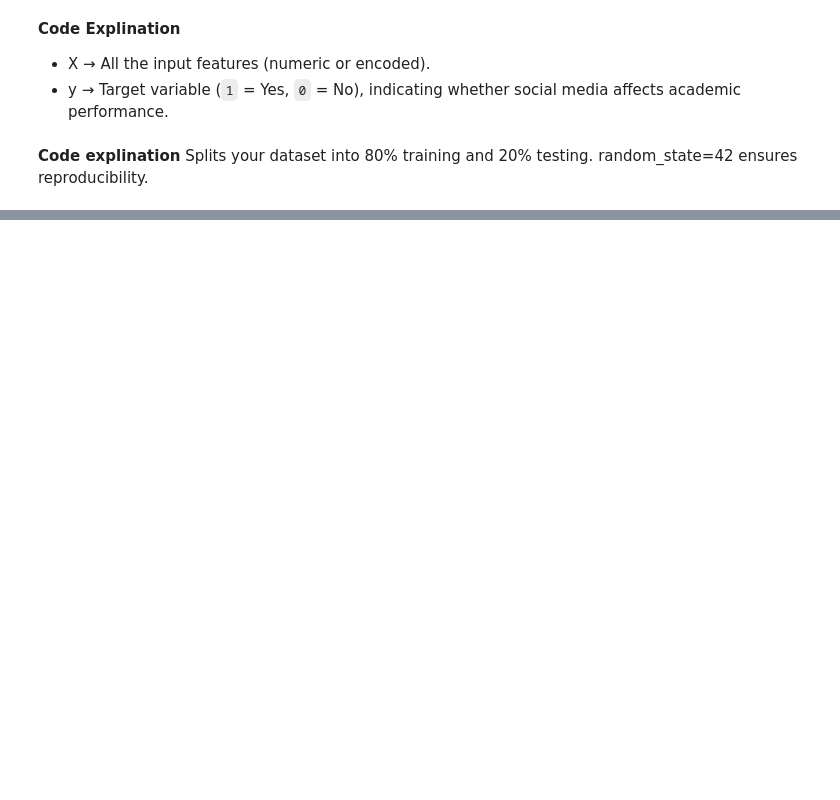
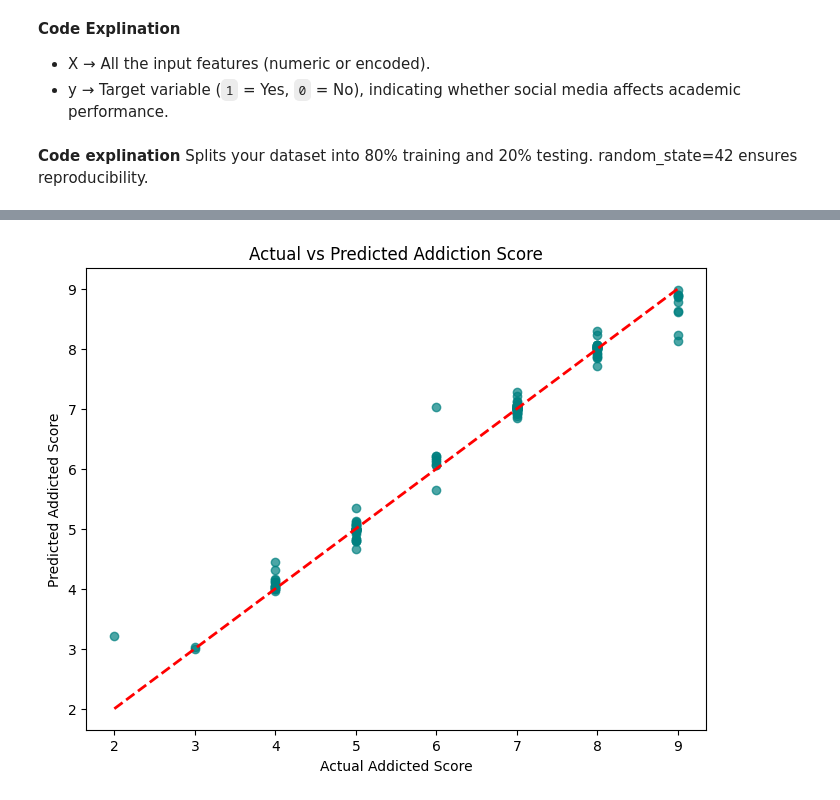
Before and after one commit to AaditiG1/Students-Social-Media-Addiction, a Jupyter notebook: SocialMediaAddiction.ipynb, the cells around one changed output, grey strips where cells are left out. Drawn from its saved outputs; the diff is of its cells as text; code cells hidden in the pictures; blank space fills up the shorter version.

Commit message:
Evaluate different regression models

```diff
--- a/SocialMediaAddiction.ipynb
+++ b/SocialMediaAddiction.ipynb
@@ -1413,0 +1409,21 @@ Confusion Matrix:
+# %%
+# Fit RandomizedSearch
+
+random_search.fit(X_train, y_train)
+
+# Best model
+best_rf = random_search.best_estimator_
+print("Best Hyperparameters:", random_search.best_params_)
+
+
+# Predictions & Evaluation
+
+y_pred = best_rf.predict(X_test)
+
+mse = mean_squared_error(y_test, y_pred)
+rmse = np.sqrt(mse)
+r2 = r2_score(y_test, y_pred)
+
+print(f"\nMSE: {mse:.2f}")
+print(f"RMSE: {rmse:.2f}")
+print(f"R² Score: {r2:.2f}")
@@ -1413,0 +1460,17 @@ Confusion Matrix:
+# %%
+# Assuming you used RandomizedSearchCV for Random Forest Regressor
+# and stored the best estimator in best_rf_reg
+y_pred = best_rf.predict(X_test)
+
+# Plot Actual vs Predicted
+import matplotlib.pyplot as plt
+
+plt.figure(figsize=(8,6))
+plt.scatter(y_test, y_pred, alpha=0.7, color='teal')
+plt.plot([y_test.min(), y_test.max()], [y_test.min(), y_test.max()], 'r--', linewidth=2)
+plt.xlabel("Actual Addicted Score")
+plt.ylabel("Predicted Addicted Score")
+plt.title("Actual vs Predicted Addiction Score")
+plt.show()
+# %% [output]
+[figure, added]
```
Also changed, not shown: parts of 52 cells of this notebook.
